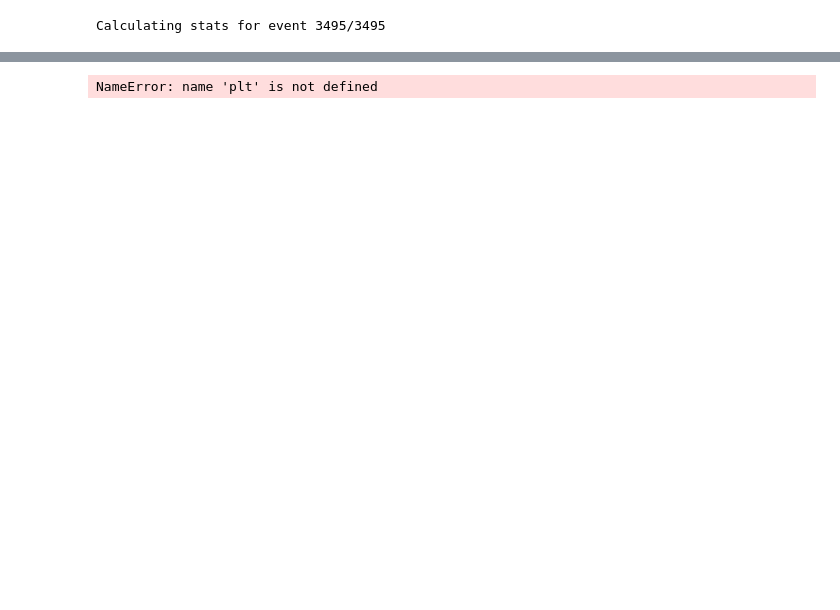
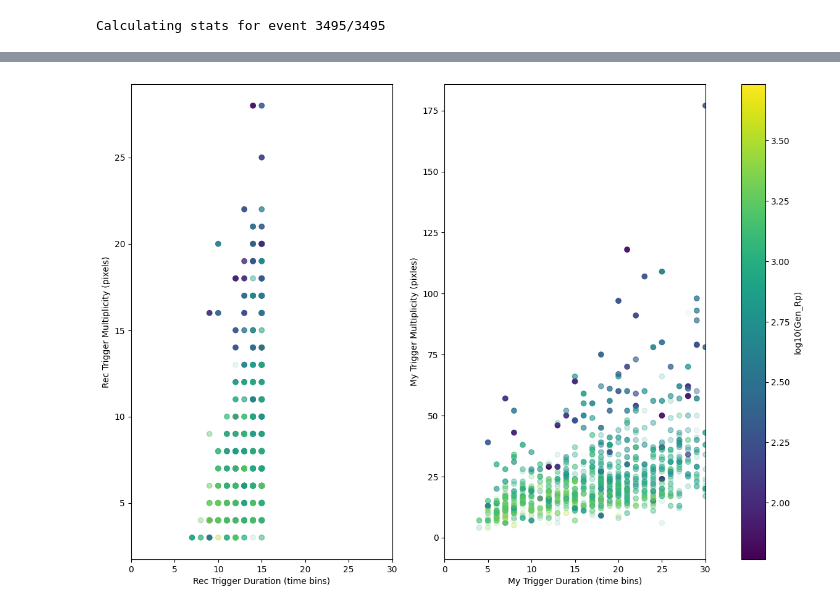
Before and after one commit to fedor-tairli/CDEProject, a Jupyter notebook: CDE_100_Isolation/DoSpaceTrigger_Retrigger.ipynb, the cells around one changed output, grey strips where cells are left out. Saved outputs shown, nothing was run; the diff lists cells and outputs as text; code cells hidden in the pictures; blank space fills up the shorter version.

```diff
--- a/CDE_100_Isolation/DoSpaceTrigger_Retrigger.ipynb
+++ b/CDE_100_Isolation/DoSpaceTrigger_Retrigger.ipynb
@@ -85,8 +84,8 @@ def ReTriggerEvent(Event):
     else:
         min_pos = 0
         max_pos = 99999
-    min_pos = max(0,min_pos-3)
-    max_pos = min(trace_length,max_pos+3)
+    min_pos = max(0,min_pos-5)
+    max_pos = min(trace_length,max_pos+10)
 
 
     Norm_Signal_Array  = pix_Trace / np.std(pix_Trace[:,:200].astype(np.float64), axis=1, keepdims=True)
@@ -363,16 +362,22 @@ plt.colorbar()
 # %%
 fig,ax = plt.subplots(1,2, figsize = [15,10])
-ax[0].scatter(Rec_Trigger_Duration, Rec_Trigger_Multiplicity, c = np.log10(Gen_Rp), alpha=Gen_Rp/np.max(Gen_Rp))
-ax[1].scatter(Myy_Trigger_Duration, Myy_Trigger_Multiplicity, c = np.log10(Gen_Rp), alpha=Gen_Rp/np.max(Gen_Rp))
+CF_limit = 95
+CF_scale = 100-CF_limit
+
+Alpha = Gen_Cherenkov_Fraction-CF_limit
+Alpha = np.clip(Alpha,0,CF_scale)/CF_scale
+
+ax[0].scatter(Rec_Trigger_Duration, Rec_Trigger_Multiplicity, c = np.log10(Gen_Rp), alpha=Alpha)
+ax[1].scatter(Myy_Trigger_Duration, Myy_Trigger_Multiplicity, c = np.log10(Gen_Rp), alpha=Alpha)
 plt.colorbar(ax[1].collections[0], ax=ax, label='log10(Gen_Rp)')
 
 ax[0].set_xlabel('Rec Trigger Duration (time bins)')
 ax[0].set_ylabel('Rec Trigger Multiplicity (pixels)')
 ax[1].set_xlabel('My Trigger Duration (time bins)')
 ax[1].set_ylabel('My Trigger Multiplicity (pixles)')
 
 ax[0].set_xlim(0,30)
 ax[1].set_xlim(0,30)
 plt.show()
 # %% [output]
-NameError: name 'plt' is not defined
+[figure, added]
```
Also changed, not shown: parts of 10 cells of this notebook, 4 other files.
